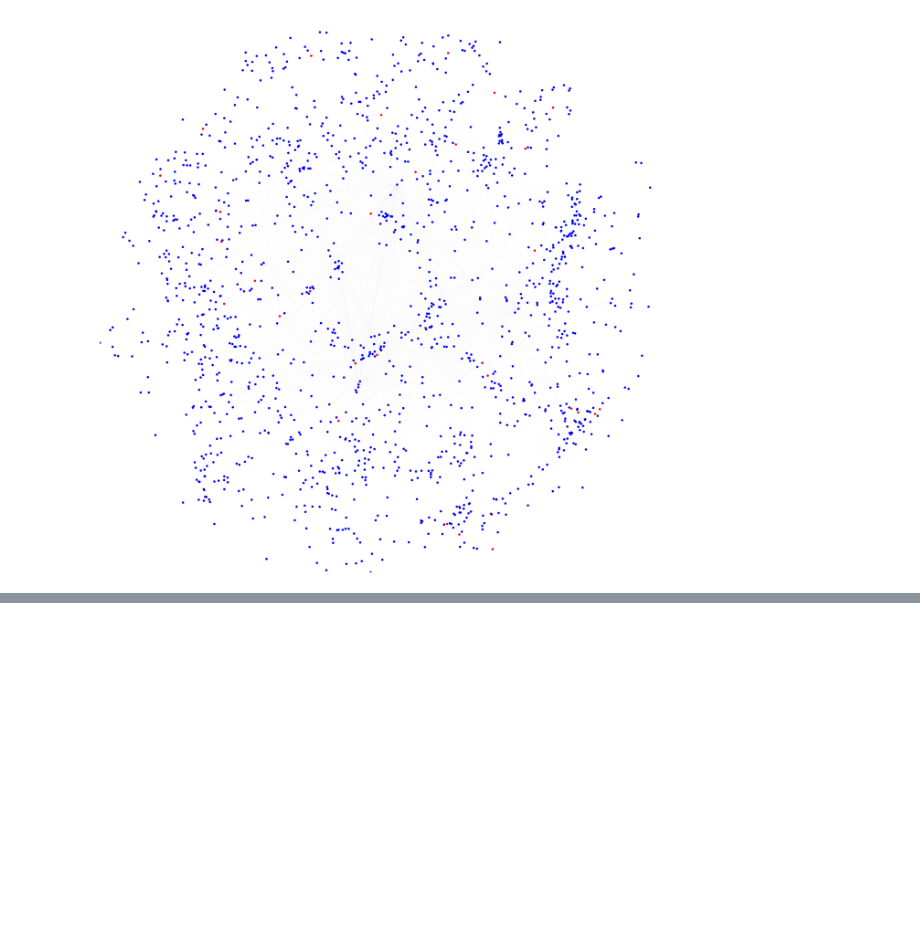
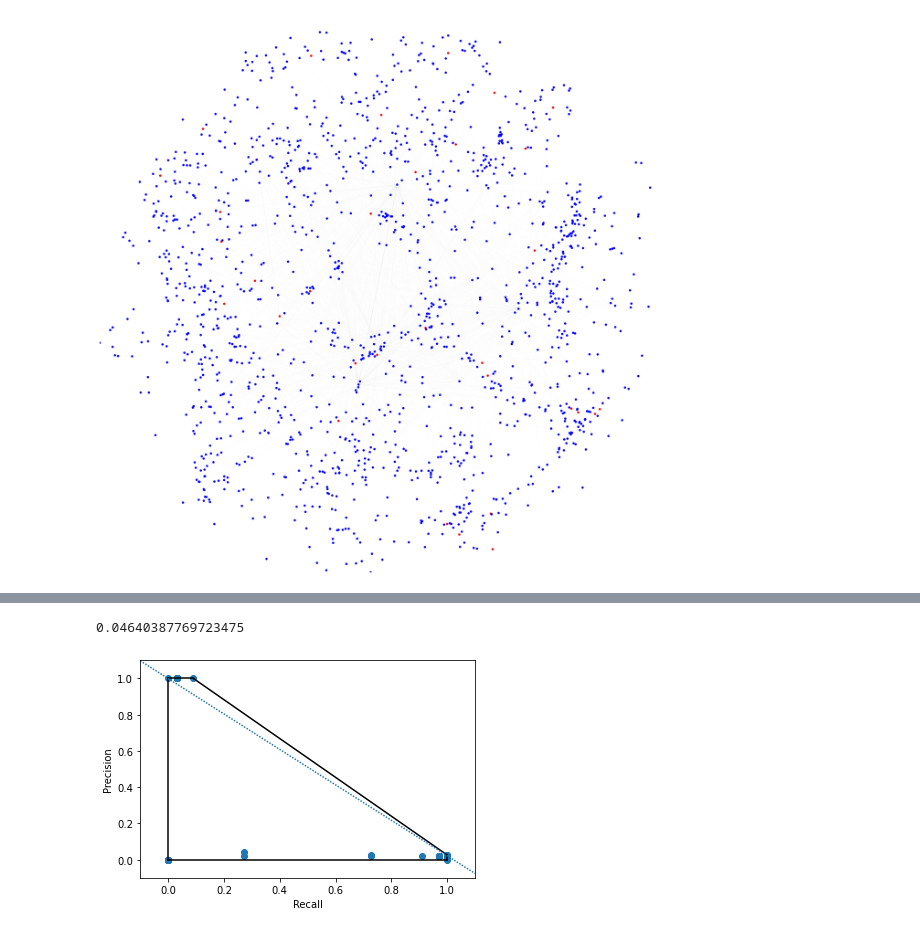
Before and after one commit to samuelbarrett1234/csproject, a Jupyter notebook: NCD Graph Visualiser.ipynb, the cells around one changed output, grey strips where cells are left out. Cells and saved outputs as stored; diff of their text form; code cells hidden in the pictures; blank space fills up the shorter version.

```diff
--- a/NCD Graph Visualiser.ipynb
+++ b/NCD Graph Visualiser.ipynb
@@ -56,6 +58,9 @@ df["seqid_train"].nunique()
 # %%
 lbls = pd.read_csv(FOLDER + "labels.csv").compute()
 lbls = { (row["lbltype"], row["seqid"]) : row["lbl"] for index, row in lbls.iterrows() }
+# %%
+categories = pd.read_csv(FOLDER + "categories.csv").compute()
+categories = { row["seqid"] : row["categories"] for index, row in categories.iterrows() }
 # %%
 seqs = pd.read_csv(FOLDER + "seqs.csv").set_index("seqid")
 seqs.head(5)
@@ -111,3 +117,8 @@ plt.ylim(-ymax, ymax)
 plt.show()
 # %% [output]
 [figure]
+# %%
+print("Degrees:")
+for node in G_mst.nodes():
+    if G_mst.degree[node] > 1:
+        print(node, G_mst.degree[node], categories[node])
@@ -113,0 +169,7 @@ plt.show()
+# %%
+xs = np.array([1.0, 0.0, 0.0] + xs)
+ys = np.array([0.0, 1.0, 0.0] + ys)
+
+# only include Pareto optimal
+# pairs, AKA convex hull
+hull = ConvexHull(np.stack((xs, ys), axis=-1))
@@ -113,0 +196,17 @@ plt.show()
+# %%
+hull.volume - 0.5 * (1.0 + class_freq) * 1.0
+# %% [output]
+0.04640387769723475
+# %%
+plt.plot(xs, ys, 'o')
+for simplex in hull.simplices:
+    plt.plot(xs[simplex], ys[simplex], 'k-')
+plt.xlim((-0.1, 1.1))
+plt.ylim((-0.1, 1.1))
+plt.xlabel('Recall')
+plt.ylabel('Precision')
+plt.axline((1.0, class_freq), (0.0, 1.0), dashes=(1.0, 1.0))
+plt.savefig(GRAPHS + f"reuters-lbltype{lbltype}-pr-curve.svg", format="svg", bbox_inches='tight')
+plt.show()
+# %% [output]
+[figure, added]
```
Also changed, not shown: parts of 12 cells of this notebook, 1 other file.
